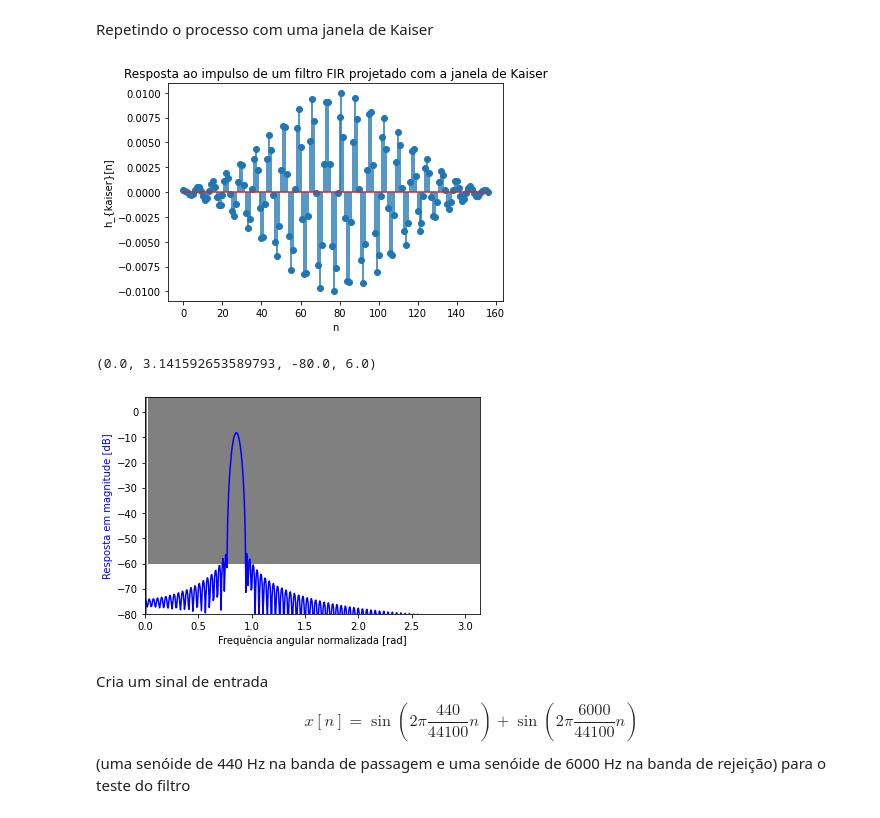
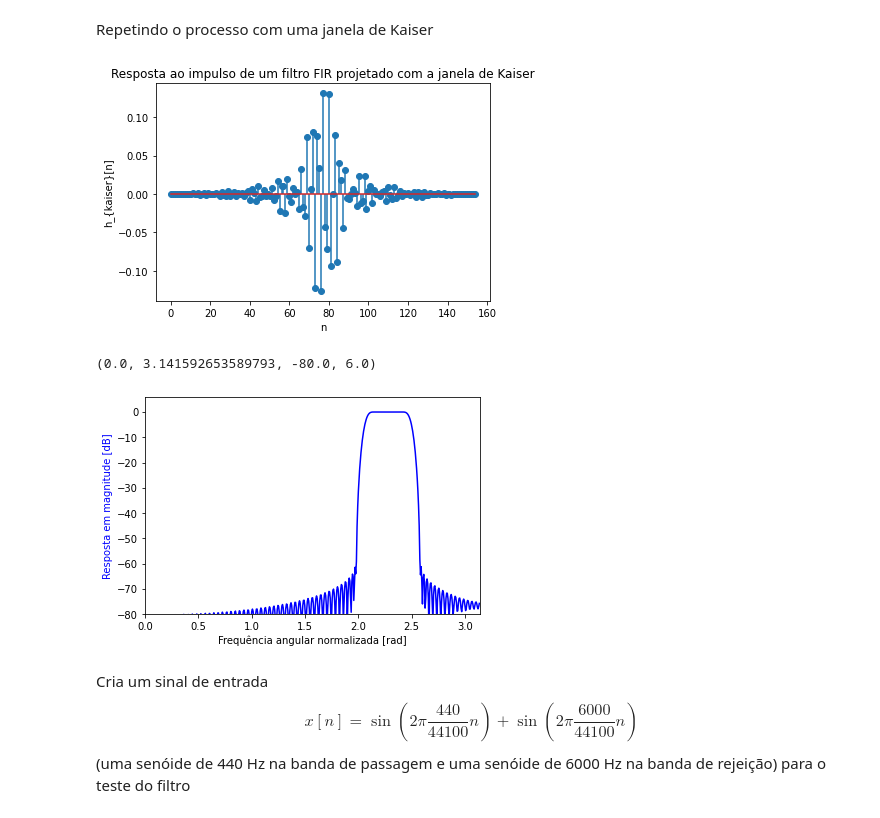
Before and after one commit to pmvdafonseca/filter_fir_high_pass, a Jupyter notebook: Projeto_FIR.ipynb, the cells around one changed output. Saved outputs shown, nothing was run; the diff lists cells and outputs as text; code cells hidden in the pictures.

```diff
--- a/Projeto_FIR.ipynb
+++ b/Projeto_FIR.ipynb
@@ -24,13 +24,13 @@ from IPython.display import Audio
 import math
 from numpy import sin, cos, pi
 # %%
-fp = 100         # frequência superior da banda de passagem
-fr = 200       # frequência inferior da banda de rejeição
+# fp = 15750         # frequência superior da banda de passagem
+# fr = 15500       # frequência inferior da banda de rejeição
 fs = 44100        # frequência de amostragem
 alphap = 0.1      # ripple admissível na banda de passagem em dB
 alphar = 60       # atenuação mínima na banda de rejeição (ripple) em dB
-freqc = 6000
-freqc_norm = 2*np.pi*freqc/fs
+theta_l = 15500
+theta_u = 16500
 # %% [markdown]
 Algumas transformações necessárias nas variáveis de entrada:
 
@@ -123,10 +123,12 @@ em que $$\mathrm{sinc}(x) = \frac{\sin(\pi x)}{\pi x}$$
 # Especifiquei um comprimento de filtro FIR a partir das estimativas anteriores mas não necessariamente usando elas
 N = 355
 n = np.arange(0,N,1)
-#fc = (fp+fr)/(2.0*fs)
-fc = 1.05*fp/fs
+
+theta_c =((theta_u - theta_l)/2)*(2.0*np.pi/fs)
+theta_o = ((theta_u +theta_l)/2)*(2.0*np.pi/fs)
+
 theta= freqc_norm
-hideal = 2*cos(n*theta)*2.0*fc*special.sinc((n-(N-1)/2.0)*2.0*fc)
+hideal = 2*cos(n*theta_o)*theta_c*special.sinc((n-(N-1)/2.0)*theta_c)
 
 plt.title('Resposta ao impulso de um filtro ideal truncada com '+str(N)+' pontos')
 plt.xlabel('n')
@@ -164,11 +166,10 @@ plt.axis([0, np.pi, -80, 6])
 # %% [markdown]
 Repetindo o processo com uma janela de Kaiser
 # %%
-N = 157
+N = 155
 n = np.arange(0,N,1)
-fc = 1.11*fp/fs
-theta = freqc_norm
-hideal = 2*cos(n*theta)*2.0*fc*special.sinc((n-(N-1)/2.0)*2.0*fc)
+
+hideal = 2*cos(n*theta_o)*theta_c*special.sinc((n-(N-1)/2.0)*theta_c)
 
 hwin = signal.windows.kaiser(N,beta)
 hkaiser = hwin*hideal
@@ -178,19 +179,19 @@ plt.ylabel('h_{kaiser}[n]')
 plt.stem(n,hkaiser,use_line_collection=True)
 plt.show()
 # %% [output]
-[figure, old version]
+[figure, new version]
 # %%
 w,respfreq = signal.freqz(hkaiser,1)
 plt.plot(w, 20 * np.log10(abs(respfreq)), 'b')
 plt.ylabel('Resposta em magnitude [dB]', color='b')
 plt.xlabel('Frequência angular normalizada [rad]')
-plt.fill([0, omegap,  omegap,  0], [-alphap, -alphap, -600, -600], '0.5', lw=0)
-plt.fill([0, omegap,  omegap,  0], [alphap, alphap, 600, 600], '0.5', lw=0)
-plt.fill([omegar, omegar, np.pi, np.pi], [99,  -alphar,  -alphar, 99], '0.5', lw=0)
+# plt.fill([0, omegap,  omegap,  0], [-alphap, -alphap, -600, -600], '0.5', lw=0)
+# plt.fill([0, omegap,  omegap,  0], [alphap, alphap, 600, 600], '0.5', lw=0)
+# plt.fill([omegar, omegar, np.pi, np.pi], [99,  -alphar,  -alphar, 99], '0.5', lw=0)
 plt.axis([0, np.pi, -80, 6])
 # %% [output]
 (0.0, 3.141592653589793, -80.0, 6.0)
-[figure, old version]
+[figure, new version]
 # %% [markdown]
 Cria um sinal de entrada $$x[n] = \sin(2\pi \frac{440}{44100} n) + \sin(2\pi \frac{6000}{44100} n)$$ (uma senóide de 440 Hz na banda de passagem e uma senóide de 6000 Hz na banda de rejeição) para o teste do filtro
 # %%
```
Also changed, not shown: parts of 11 cells of this notebook.
